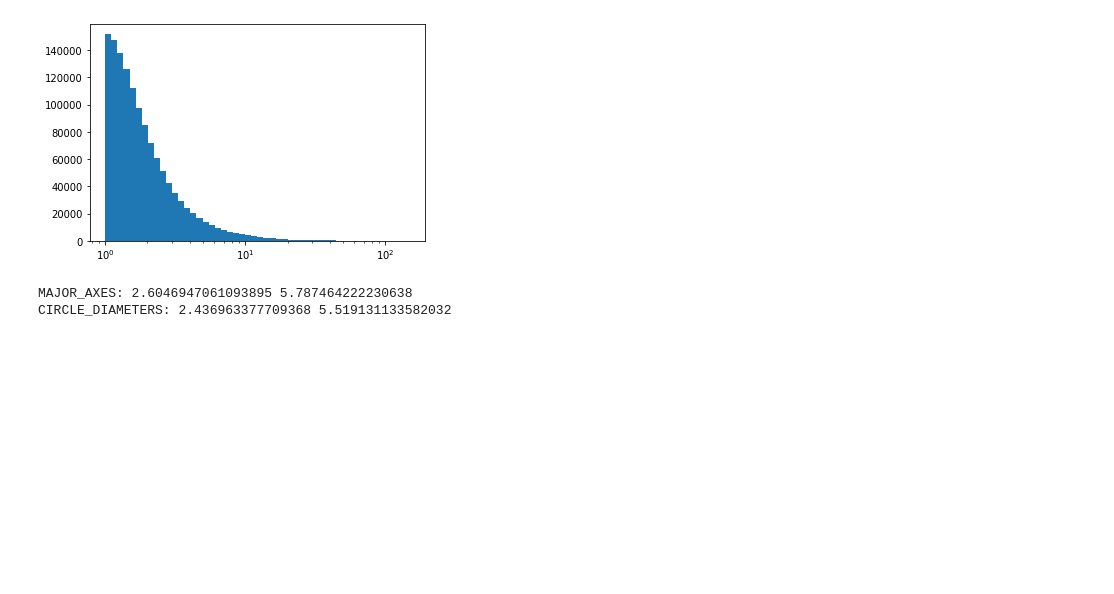
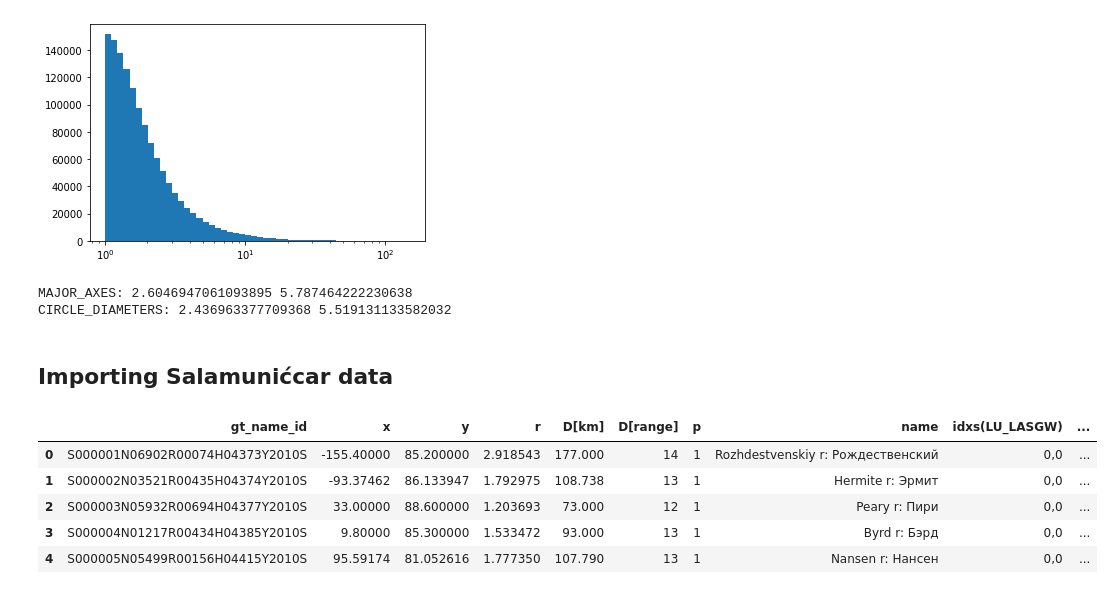
Before and after one commit to bcho04/crater-modeling, a Jupyter notebook: crater.ipynb, the cells around one changed output. Cells and saved outputs as stored; diff of their text form; code cells hidden in the pictures; blank space fills up the shorter version.

```diff
--- a/crater.ipynb
+++ b/crater.ipynb
@@ -77,3 +82,17 @@ print("CIRCLE_DIAMETERS:", np.average(circle_diameters), np.std(circle_diameters
 # %% [output]
 MAJOR_AXES: 2.6046947061093895 5.787464222230638
 CIRCLE_DIAMETERS: 2.436963377709368 5.519131133582032
+# %% [markdown]
+## Importing Salamunićcar data
+# %%
+PATH_TO_SALAMUNICCAR_XLSX = "~/Downloads/GoranSalamuniccar_MoonCraters/LU78287GT.xlsx"
+sm = pd.read_excel(PATH_TO_SALAMUNICCAR_XLSX, "LU60645GT")
+
+sm.head()
+# %% [output]
+|  | gt_name_id | x | y | r | D[km] | D[range] | p | name | idxs(LU_LASGW) | ... |
+| 0 | S000001N06902R00074H04373Y2010S | -155.40000 | 85.200000 | 2.918543 | 177.000 | 14 | 1 | Rozhdestvenskiy r: Рождественский | 0,0 | ... |
+| 1 | S000002N03521R00435H04374Y2010S | -93.37462 | 86.133947 | 1.792975 | 108.738 | 13 | 1 | Hermite r: Эрмит | 0,0 | ... |
+| 2 | S000003N05932R00694H04377Y2010S | 33.00000 | 88.600000 | 1.203693 | 73.000 | 12 | 1 | Peary r: Пири | 0,0 | ... |
+| 3 | S000004N01217R00434H04385Y2010S | 9.80000 | 85.300000 | 1.533472 | 93.000 | 13 | 1 | Byrd r: Бэрд | 0,0 | ... |
+| 4 | S000005N05499R00156H04415Y2010S | 95.59174 | 81.052616 | 1.777350 | 107.790 | 13 | 1 | Nansen r: Нансен | 0,0 | ... |
```
Also changed, not shown: parts of 11 cells of this notebook.
